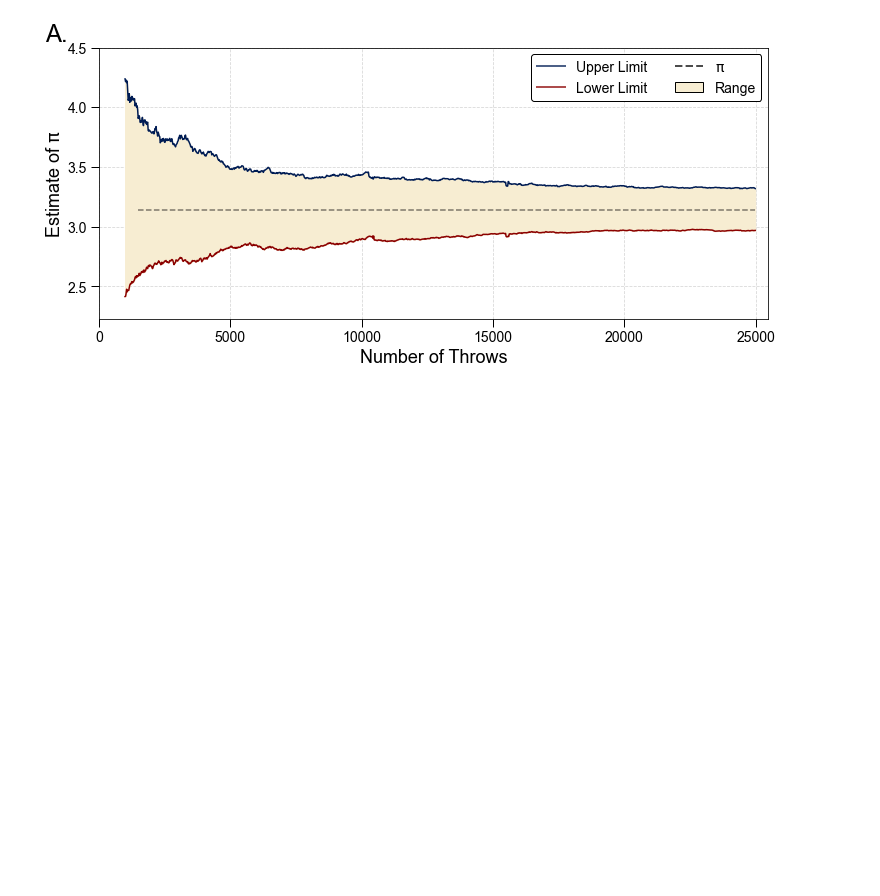
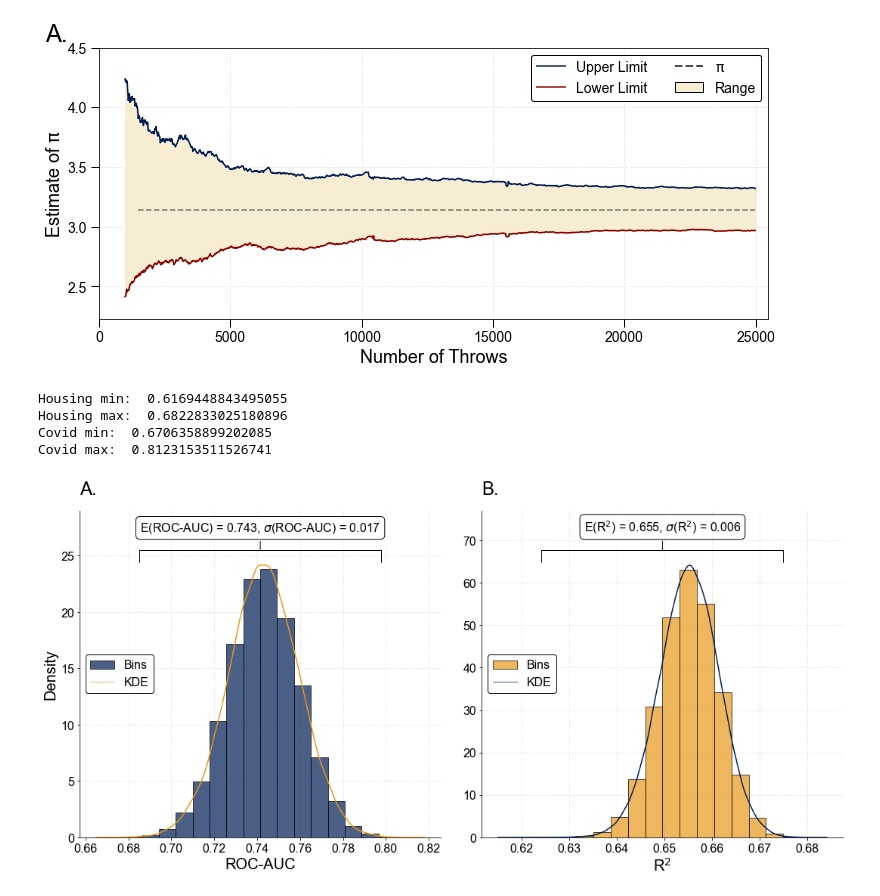
Before and after one commit to crahal/seeds, a Jupyter notebook: src/visualization_notebook.ipynb, the cells around one changed output. Saved outputs shown, nothing was run; the diff lists cells and outputs as text; code cells hidden in the pictures; blank space fills up the shorter version.

```diff
--- a/src/visualization_notebook.ipynb
+++ b/src/visualization_notebook.ipynb
@@ -48,3 +52,18 @@ df = pd.read_csv(os.path.join(os.getcwd(),
 buffons_plotter(df, figure_path)
 # %% [output]
 [figure]
+# %%
+housing = pd.read_csv(os.path.join(os.getcwd(),
+                                   '..',
+                                   'data',
+                                   'housing',
+                                   'results',
+                                   'r2.csv'),
+                      index_col=0)
+plot_two_predictions(housing, first_wave_10k_stratified_list, figure_path)
+# %% [output]
+Housing min:  0.6169448843495055
+Housing max:  0.6822833025180896
+Covid min:  0.6706358899202085
+Covid max:  0.8123153511526741
+[figure, added]
```
Also changed, not shown: parts of 6 cells of this notebook, 14 other files.
